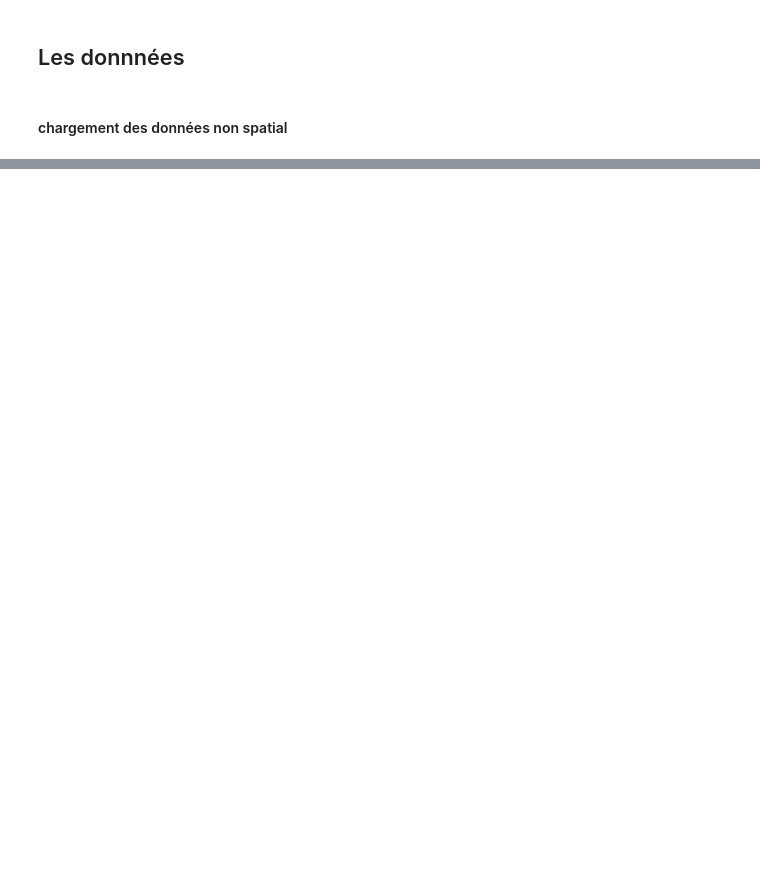
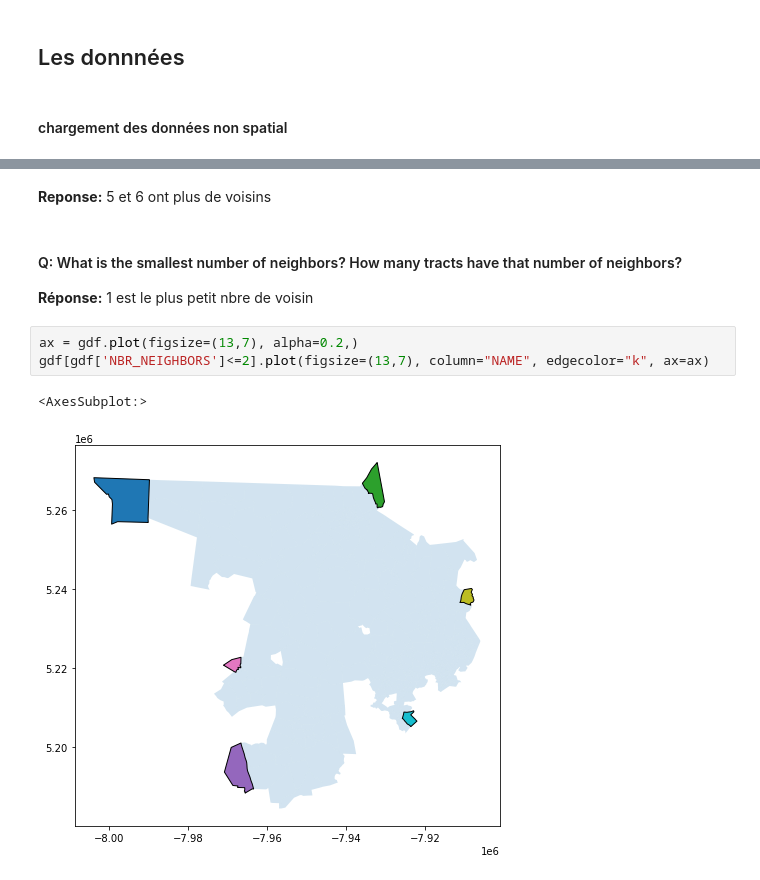
Before and after one commit to abdoulsn/spatial-econometrics, a Jupyter notebook: 01.Python_autocorrelation_spatiale.ipynb, the cells around one changed output, grey strips where cells are left out. Drawn from its saved outputs; the diff is of its cells as text; blank space fills up the shorter version.

```diff
--- a/01.Python_autocorrelation_spatiale.ipynb
+++ b/01.Python_autocorrelation_spatiale.ipynb
@@ -45,0 +81,11 @@ np.random.seed(12345)
+# %% [markdown]
+**Reponse:** 5 et 6 ont plus de voisins
+# %% [markdown]
+#### Q: What is the smallest number of neighbors? How many tracts have that number of neighbors?
+**Réponse:** 1 est le plus petit nbre de voisin
+# %%
+ax = gdf.plot(figsize=(13,7), alpha=0.2,)
+gdf[gdf['NBR_NEIGHBORS']<=2].plot(figsize=(13,7), column="NAME", edgecolor="k", ax=ax)
+# %% [output]
+<AxesSubplot:>
+[figure, added]
```
Also changed, not shown: parts of 6 cells of this notebook.
